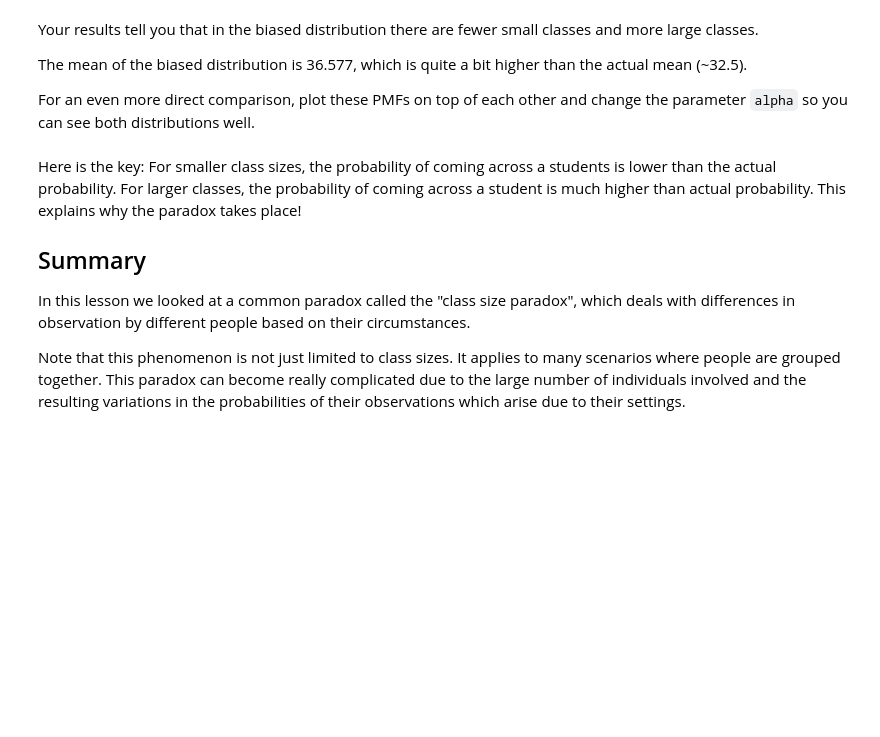
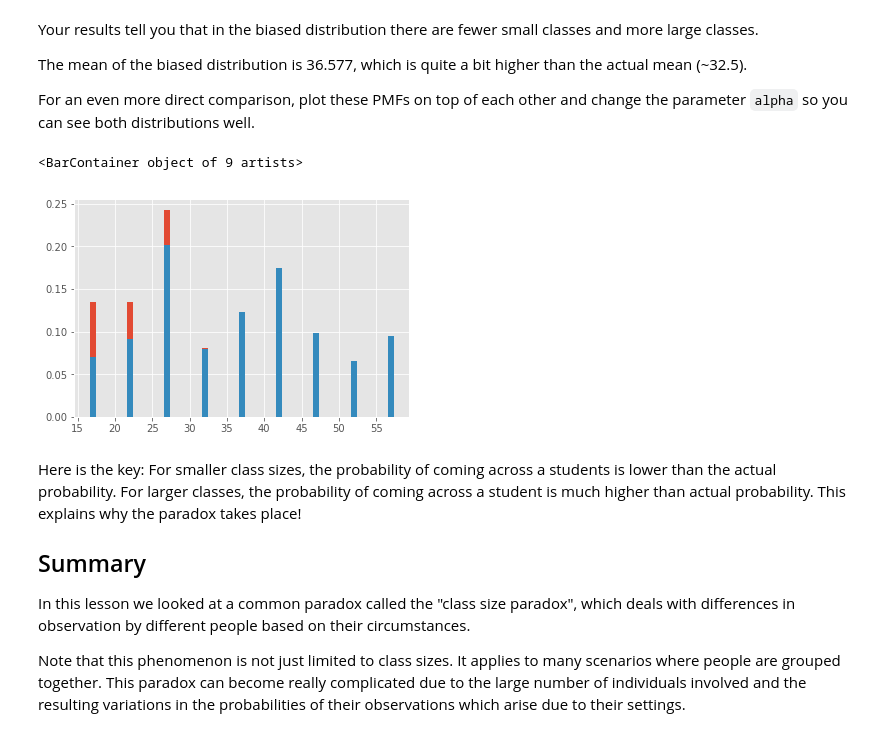
Before and after one commit to probboy/dsc-probability-mass-function-lab-nyc-ds-082619, a Jupyter notebook: index.ipynb, the cells around one changed output. Drawn from its saved outputs; the diff is of its cells as text; code cells hidden in the pictures; blank space fills up the shorter version.

```diff
--- a/index.ipynb
+++ b/index.ipynb
@@ -174,9 +174,12 @@ The mean of the biased distribution is 36.577, which is quite a bit higher than
 For an even more direct comparison, plot these PMFs on top of each other and change the parameter `alpha` so you can see both distributions well.
 # %%
 # Plot pmfs overlapping
-fig, ax\=plt.subplots(nrows=1,ncols=2)
+fig, ax=plt.subplots(nrows=1,ncols=1)
 ax.bar(sizes,pmf)
 ax.bar(sizes,pmf2)
+# %% [output]
+<BarContainer object of 9 artists>
+[figure, added]
 # %% [markdown]
 Here is the key: For smaller class sizes, the probability of coming across a students is lower than the actual probability. For larger classes, the probability of coming across a student is much higher than actual probability. This explains why the paradox takes place!
 
```
